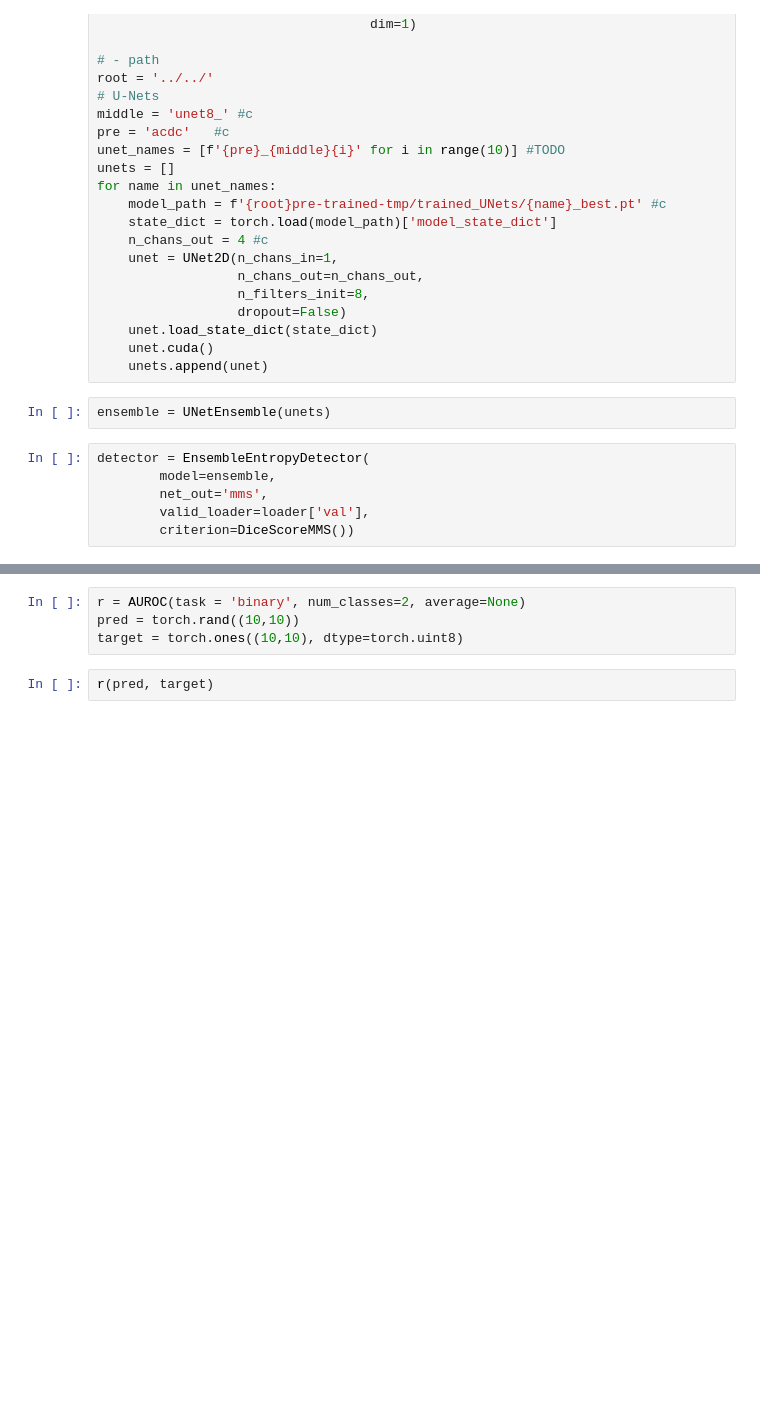
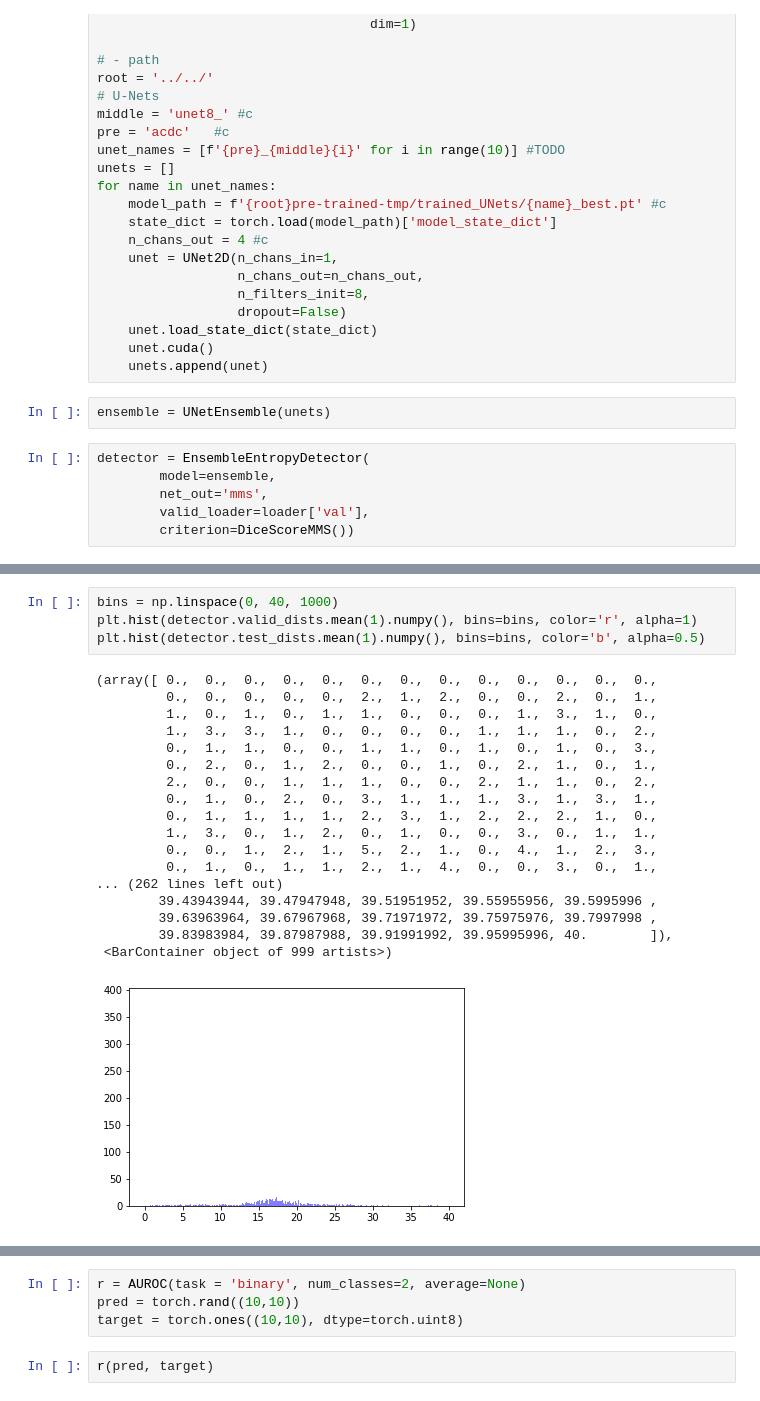
Before and after one commit to MedVisBonn/Segmentation-Distortion, a Jupyter notebook: src/demos/acc-to.AUROC.ipynb, the cells around one changed output, grey strips where cells are left out. Saved outputs shown, nothing was run; the diff lists cells and outputs as text; blank space fills up the shorter version.

```diff
--- a/src/demos/acc-to.AUROC.ipynb
+++ b/src/demos/acc-to.AUROC.ipynb
@@ -1003,0 +1011,23 @@ tensor([0, 6, 5, 7, 4]) torch.Size([100]) torch.Size([100])
+# %%
+bins = np.linspace(0, 40, 1000)
+plt.hist(detector.valid_dists.mean(1).numpy(), bins=bins, color='r', alpha=1)
+plt.hist(detector.test_dists.mean(1).numpy(), bins=bins, color='b', alpha=0.5)
+# %% [output]
+(array([ 0.,  0.,  0.,  0.,  0.,  0.,  0.,  0.,  0.,  0.,  0.,  0.,  0.,
+         0.,  0.,  0.,  0.,  0.,  2.,  1.,  2.,  0.,  0.,  2.,  0.,  1.,
+         1.,  0.,  1.,  0.,  1.,  1.,  0.,  0.,  0.,  1.,  3.,  1.,  0.,
+         1.,  3.,  3.,  1.,  0.,  0.,  0.,  0.,  1.,  1.,  1.,  0.,  2.,
+         0.,  1.,  1.,  0.,  0.,  1.,  1.,  0.,  1.,  0.,  1.,  0.,  3.,
+         0.,  2.,  0.,  1.,  2.,  0.,  0.,  1.,  0.,  2.,  1.,  0.,  1.,
+         2.,  0.,  0.,  1.,  1.,  1.,  0.,  0.,  2.,  1.,  1.,  0.,  2.,
+         0.,  1.,  0.,  2.,  0.,  3.,  1.,  1.,  1.,  3.,  1.,  3.,  1.,
+         0.,  1.,  1.,  1.,  1.,  2.,  3.,  1.,  2.,  2.,  2.,  1.,  0.,
+         1.,  3.,  0.,  1.,  2.,  0.,  1.,  0.,  0.,  3.,  0.,  1.,  1.,
+         0.,  0.,  1.,  2.,  1.,  5.,  2.,  1.,  0.,  4.,  1.,  2.,  3.,
+         0.,  1.,  0.,  1.,  1.,  2.,  1.,  4.,  0.,  0.,  3.,  0.,  1.,
+... (262 lines left out)
+        39.43943944, 39.47947948, 39.51951952, 39.55955956, 39.5995996 ,
+        39.63963964, 39.67967968, 39.71971972, 39.75975976, 39.7997998 ,
+        39.83983984, 39.87987988, 39.91991992, 39.95995996, 40.        ]),
+ <BarContainer object of 999 artists>)
+[figure, added]
```
Also changed, not shown: parts of 10 cells of this notebook, 2 other files.
